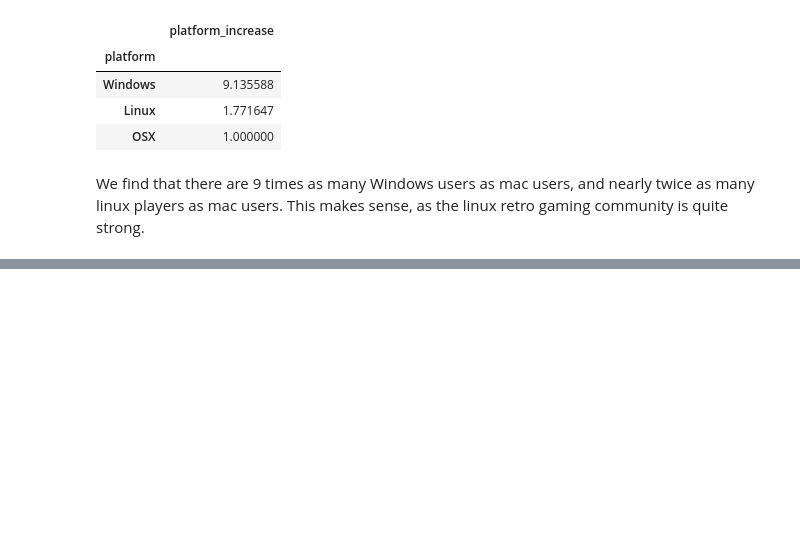
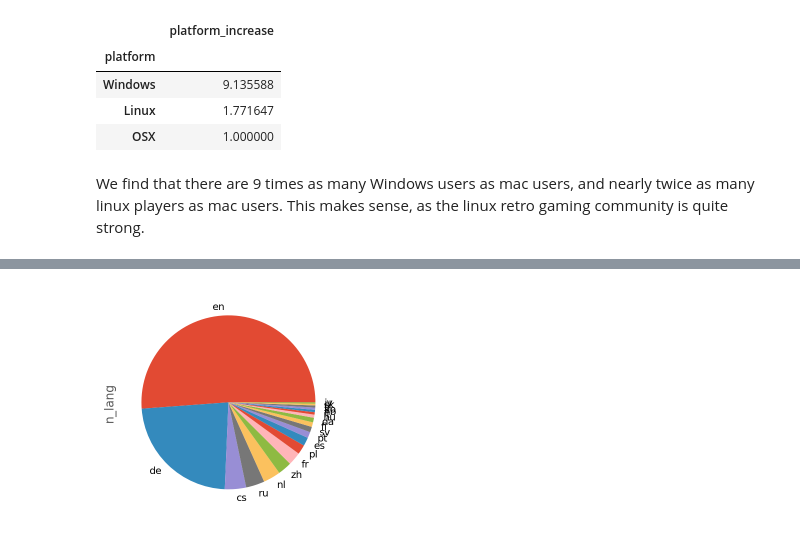
Before and after one commit to mindriot101/openra-analysis, a Jupyter notebook: exploration.ipynb, the cells around one changed output, grey strips where cells are left out. Saved outputs shown, nothing was run; the diff lists cells and outputs as text; code cells hidden in the pictures; blank space fills up the shorter version.

Commit message:
Analyse languages

```diff
--- a/exploration.ipynb
+++ b/exploration.ipynb
@@ -23,3 +23,5 @@ from IPython.display import Image
 %aimport utils
 
 plt.style.use('ggplot')
+
+sqlite_url = 'sqlite:///openra-20170606.db'
@@ -103,0 +138,12 @@ We find that there are 9 times as many Windows users as mac users, and nearly tw
+# %%
+language_breakdown = pd.read_sql(
+    '''
+    SELECT lang, COUNT(lang) AS n_lang
+    FROM sysinfo
+    WHERE lang IS NOT NULL
+    GROUP BY lang
+    ORDER BY n_lang DESC
+    LIMIT 20
+    ''', sqlite_url)
+language_breakdown = language_breakdown.set_index(language_breakdown['lang'])
+language_breakdown.head()
@@ -103,0 +162,5 @@ We find that there are 9 times as many Windows users as mac users, and nearly tw
+# %%
+ax = language_breakdown.n_lang.plot.pie()
+ax.set_aspect('equal')
+# %% [output]
+[figure, added]
```
Also changed, not shown: parts of 11 cells of this notebook, 1 other file.
